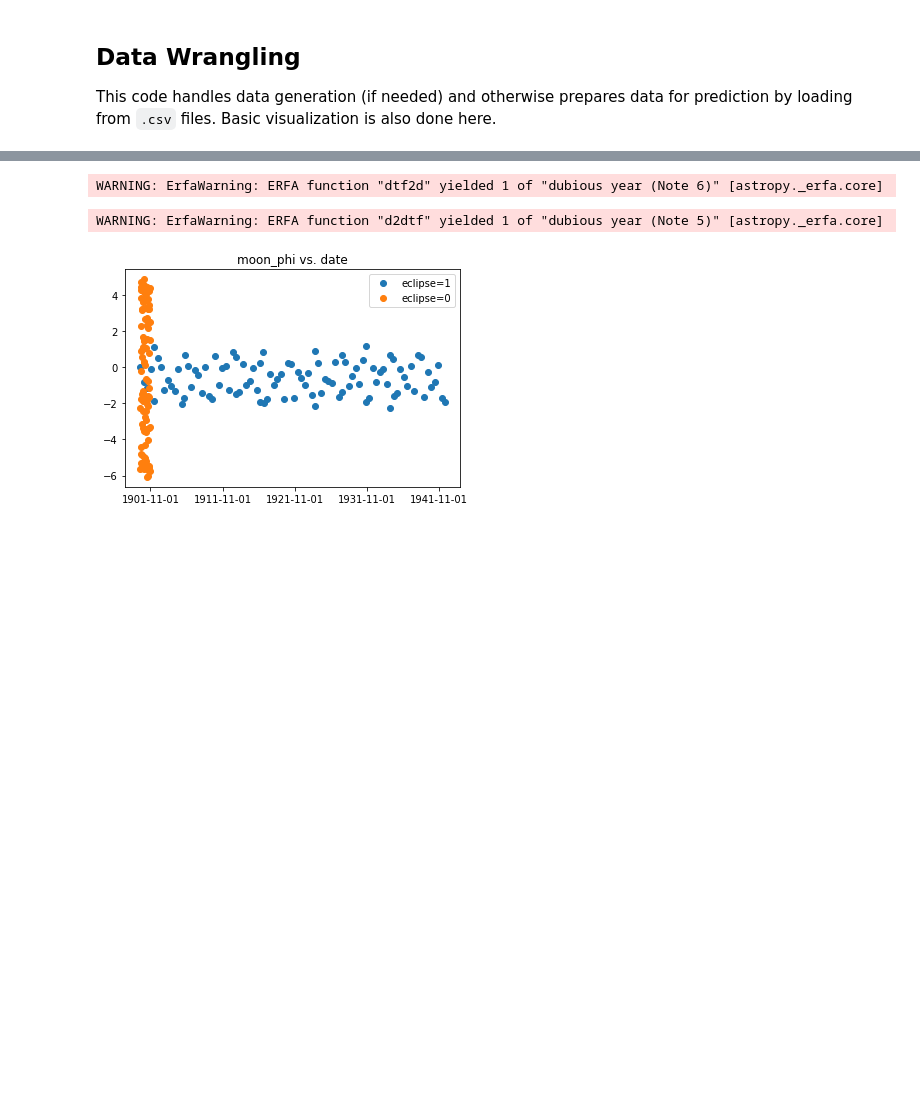
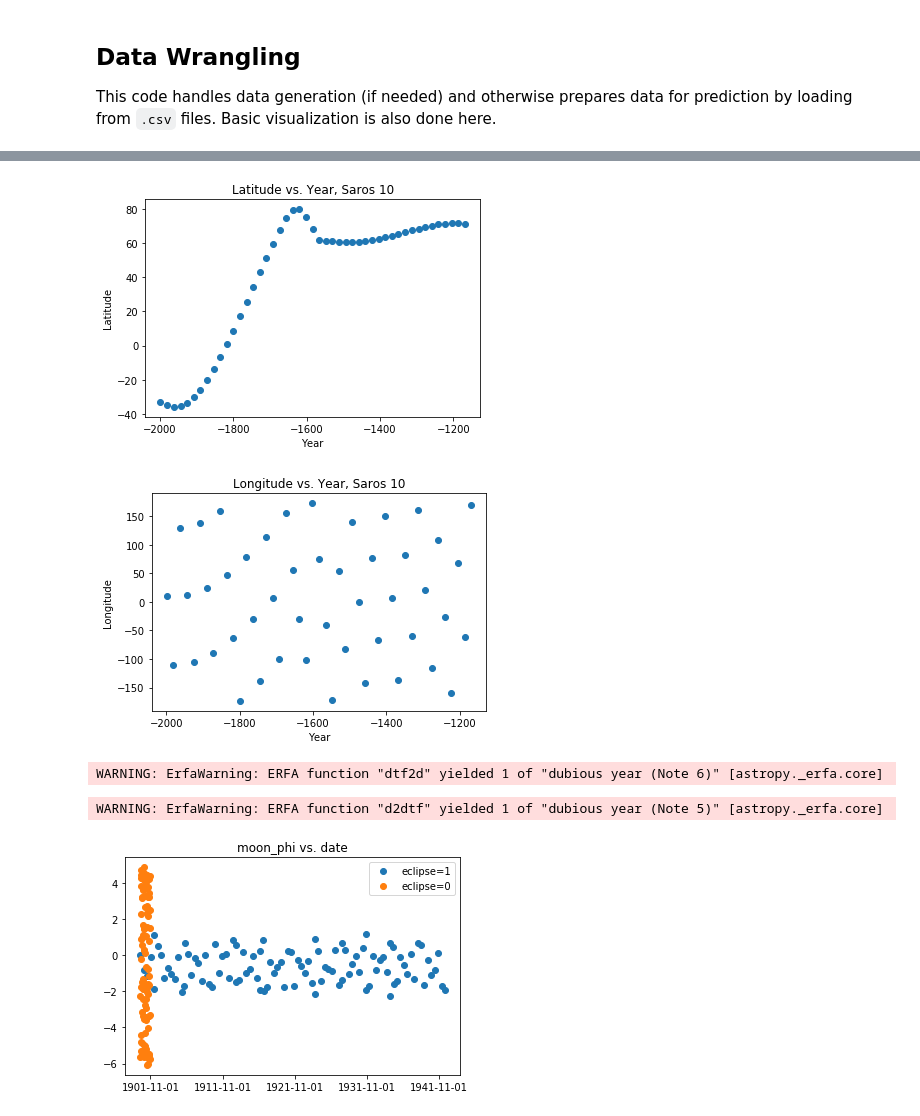
Before and after one commit to Kaahan/skep_project_s_final, a Jupyter notebook: eclipse/predict_eclipse.ipynb, the cells around one changed output, grey strips where cells are left out. Cells and saved outputs as stored; diff of their text form; code cells hidden in the pictures; blank space fills up the shorter version.

```diff
--- a/eclipse/predict_eclipse.ipynb
+++ b/eclipse/predict_eclipse.ipynb
@@ -19,3 +125,8 @@ This code handles data generation (if needed) and otherwise prepares data for pr
+# %%
+plot_saros(raw_data, 10)
+# %% [output]
+[figure, added]
+[figure, added]
 # %%
 GENERATE_DATA = False # set GENERATE_DATA to True to generate data again. May take ~1h or more depending on processing power
 # %%
```
Also changed, not shown: parts of 11 cells of this notebook.
